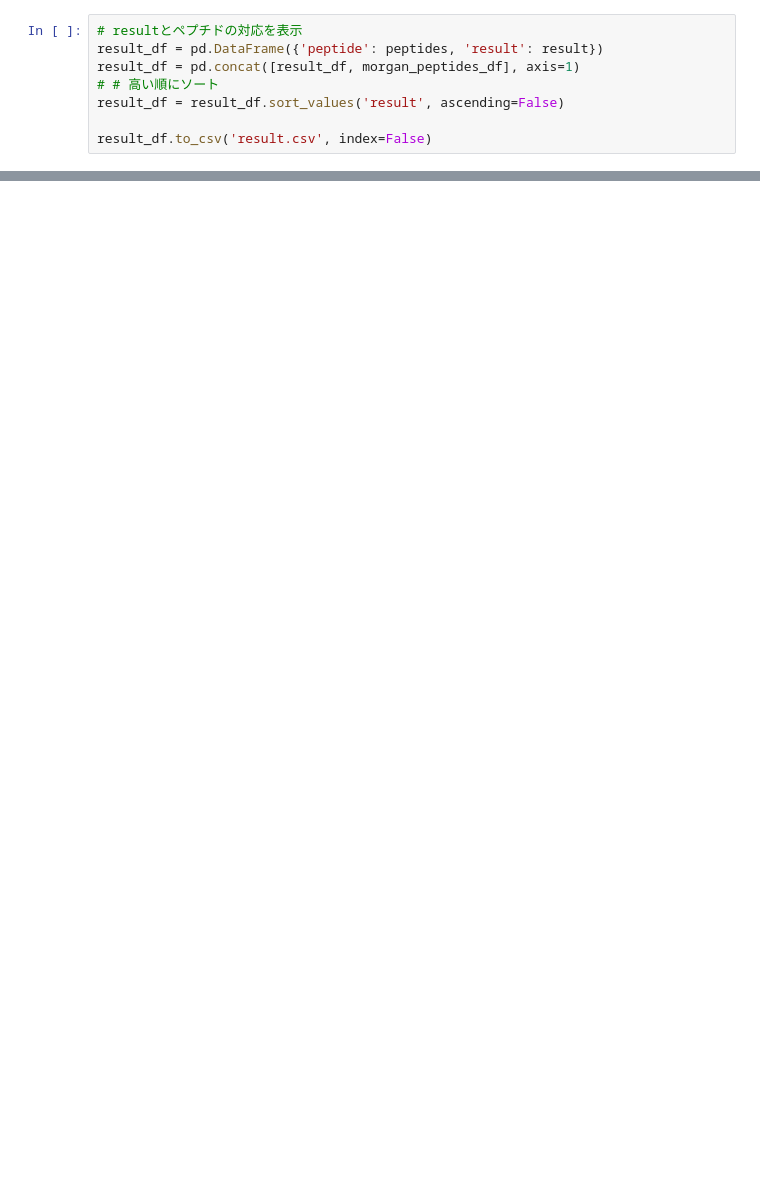
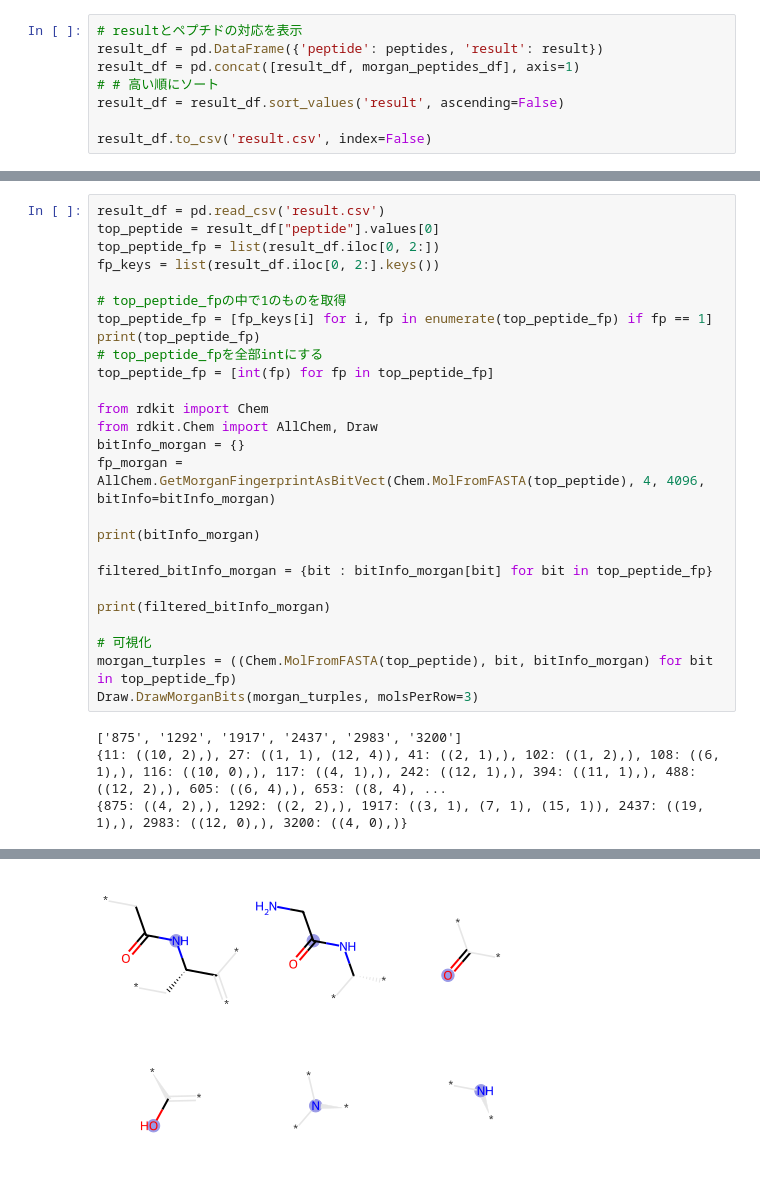
Before and after one commit to yutteee/fingerprint_ml, a Jupyter notebook: src/index.ipynb, the cells around one changed output, grey strips where cells are left out. Saved outputs shown, nothing was run; the diff lists cells and outputs as text; blank space fills up the shorter version.

```diff
--- a/src/index.ipynb
+++ b/src/index.ipynb
@@ -305,0 +279,30 @@ Draw.MolsToGridImage(rdkit_high_score_peptides, molsPerRow=3, legends=high_score
+# %%
+result_df = pd.read_csv('result.csv')
+top_peptide = result_df["peptide"].values[0]
+top_peptide_fp = list(result_df.iloc[0, 2:])
+fp_keys = list(result_df.iloc[0, 2:].keys())
+
+# top_peptide_fpの中で1のものを取得
+top_peptide_fp = [fp_keys[i] for i, fp in enumerate(top_peptide_fp) if fp == 1]
+print(top_peptide_fp)
+# top_peptide_fpを全部intにする
+top_peptide_fp = [int(fp) for fp in top_peptide_fp]
+
+from rdkit import Chem
+from rdkit.Chem import AllChem, Draw
+bitInfo_morgan = {}
+fp_morgan = AllChem.GetMorganFingerprintAsBitVect(Chem.MolFromFASTA(top_peptide), 4, 4096, bitInfo=bitInfo_morgan)
+
+print(bitInfo_morgan)
+
+filtered_bitInfo_morgan = {bit : bitInfo_morgan[bit] for bit in top_peptide_fp}
+
+print(filtered_bitInfo_morgan)
+
+# 可視化
+morgan_turples = ((Chem.MolFromFASTA(top_peptide), bit, bitInfo_morgan) for bit in top_peptide_fp)
+Draw.DrawMorganBits(morgan_turples, molsPerRow=3)
+# %% [output]
+['875', '1292', '1917', '2437', '2983', '3200']
+{11: ((10, 2),), 27: ((1, 1), (12, 4)), 41: ((2, 1),), 102: ((1, 2),), 108: ((6, 1),), 116: ((10, 0),), 117: ((4, 1),), 242: ((12, 1),), 394: ((11, 1),), 488: ((12, 2),), 605: ((6, 4),), 653: ((8, 4), ...
+{875: ((4, 2),), 1292: ((2, 2),), 1917: ((3, 1), (7, 1), (15, 1)), 2437: ((19, 1),), 2983: ((12, 0),), 3200: ((4, 0),)}
@@ -305,0 +310 @@ Draw.MolsToGridImage(rdkit_high_score_peptides, molsPerRow=3, legends=high_score
+[figure, added]
```
Also changed, not shown: parts of 11 cells of this notebook, 5 other files.
